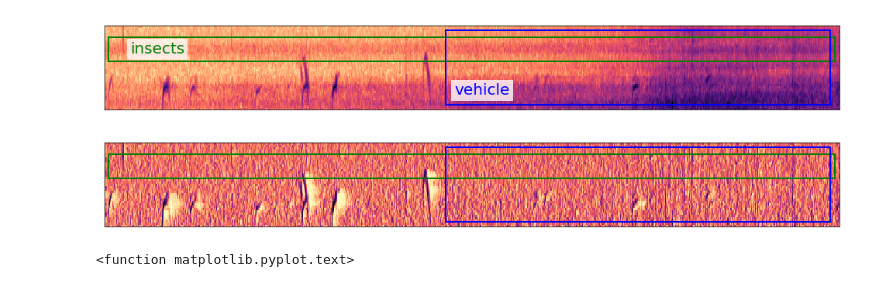
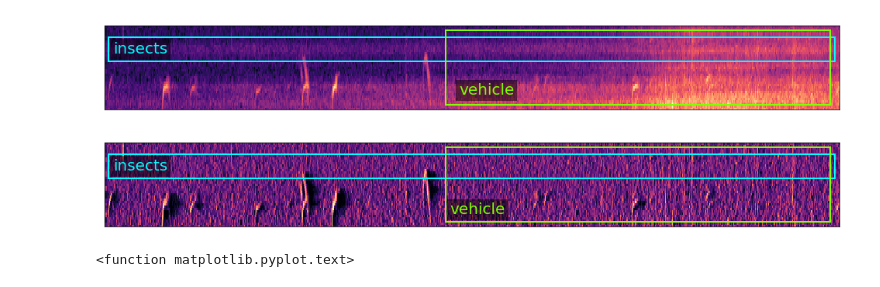
Before and after one commit to BirdVox/lostanlen_spl2018, a Jupyter notebook: pcen_spectrograms.ipynb, the cells around one changed output. Drawn from its saved outputs; the diff is of its cells as text; code cells hidden in the pictures.

Commit message:
invert magma colormap

```diff
--- a/pcen_spectrograms.ipynb
+++ b/pcen_spectrograms.ipynb
@@ -1,6 +1,7 @@
 # %%
 import librosa
 import librosa.display
+import matplotlib
 from matplotlib import pyplot as plt
 import numpy as np
 import os
@@ -64,48 +65,53 @@ PCEN = librosa.pcen(
     bias=settings["delta"],
     eps=settings["eps"])
 
 #BC = scipy.stats.boxcox(E, lmbda=lmbda)
 
 
 figsize = (17, 2.0)
 melmin = 65
 melmax = 100
 tmin = int(20*settings["sr"]/settings["hop_length"])
 tmax = int(40*settings["sr"]/settings["hop_length"])
 
 %matplotlib inline
 
 fig = plt.figure(figsize=figsize)
-librosa.display.specshow(np.log10(E[melmin:melmax,tmin:tmax]), cmap="magma_r")
+librosa.display.specshow(np.log10(E[melmin:melmax,tmin:tmax]), cmap="magma")
 rect_insects = matplotlib.patches.Rectangle((5.0, 20.0), 850, 10,
-    edgecolor='green', linewidth=2.0, facecolor='none')
-text_insects = plt.text(30.0, 22.0, 'insects', size=20.0,
-    color='green', va='bottom',
-    bbox=dict(facecolor='w', edgecolor='none', alpha=0.8))
+    edgecolor='#00FFFF', linewidth=2.0, facecolor='none')
+text_insects = plt.text(10.0, 22.0, 'insects', size=20.0,
+    color='#00FFFF', va='bottom',
+    bbox=dict(facecolor='k', edgecolor='none', alpha=0.5))
 rect_car = matplotlib.patches.Rectangle((400.0, 2.0), 450, 31,
-    edgecolor='blue', linewidth=2.0, facecolor='none')
-text_car = plt.text(410.0, 5.0, 'vehicle', size=20.0,
-    color='blue', va='bottom',
-    bbox=dict(facecolor='w', edgecolor='none', alpha=0.8))
+    edgecolor='#80FF00', linewidth=2.0, facecolor='none')
+text_car = plt.text(415.0, 5.0, 'vehicle', size=20.0,
+    color='#80FF00', va='bottom',
+    bbox=dict(facecolor='k', edgecolor='none', alpha=0.5))
 fig.get_axes()[0].add_patch(rect_insects)
 fig.get_axes()[0].add_patch(rect_car)
 plt.show()
 fig.savefig('logE_spectrogram.eps', transparent=True, bbox_inches="tight")
 
 fig = plt.figure(figsize=figsize)
-librosa.display.specshow(PCEN[melmin:melmax,tmin:tmax], cmap="magma_r")
+librosa.display.specshow(PCEN[melmin:melmax,tmin:tmax], cmap="magma")
 rect_insects = matplotlib.patches.Rectangle((5.0, 20.0), 850, 10,
-    edgecolor='green', linewidth=2.0, facecolor='none')
-
+    edgecolor='#00FFFF', linewidth=2.0, facecolor='none')
+text_insects = plt.text(10.0, 22.0, 'insects', size=20.0,
+    color='#00FFFF', va='bottom',
+    bbox=dict(facecolor='k', edgecolor='none', alpha=0.5))
 rect_car = matplotlib.patches.Rectangle((400.0, 2.0), 450, 31,
-    edgecolor='blue', linewidth=2.0, facecolor='none')
+    edgecolor='#80FF00', linewidth=2.0, facecolor='none')
+text_car = plt.text(405.0, 4.0, 'vehicle', size=20.0,
+    color='#80FF00', va='bottom',
+    bbox=dict(facecolor='k', edgecolor='none', alpha=0.5))
 fig.get_axes()[0].add_patch(rect_insects)
 fig.get_axes()[0].add_patch(rect_car)
 plt.show()
 fig.savefig('PCEN_spectrogram.eps', transparent=True, bbox_inches="tight")
 # %% [output]
-[figure, old version]
+[figure, new version]
-[figure, old version]
+[figure, new version]
 # %%
 plt.text()
 # %% [output]
```
Also changed, not shown: 2 other files.
